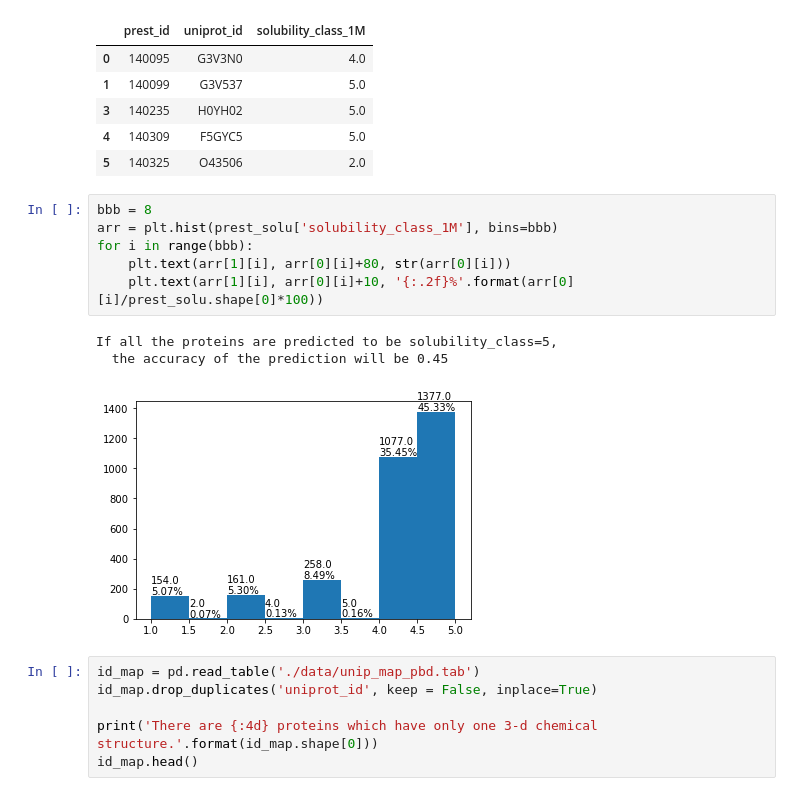
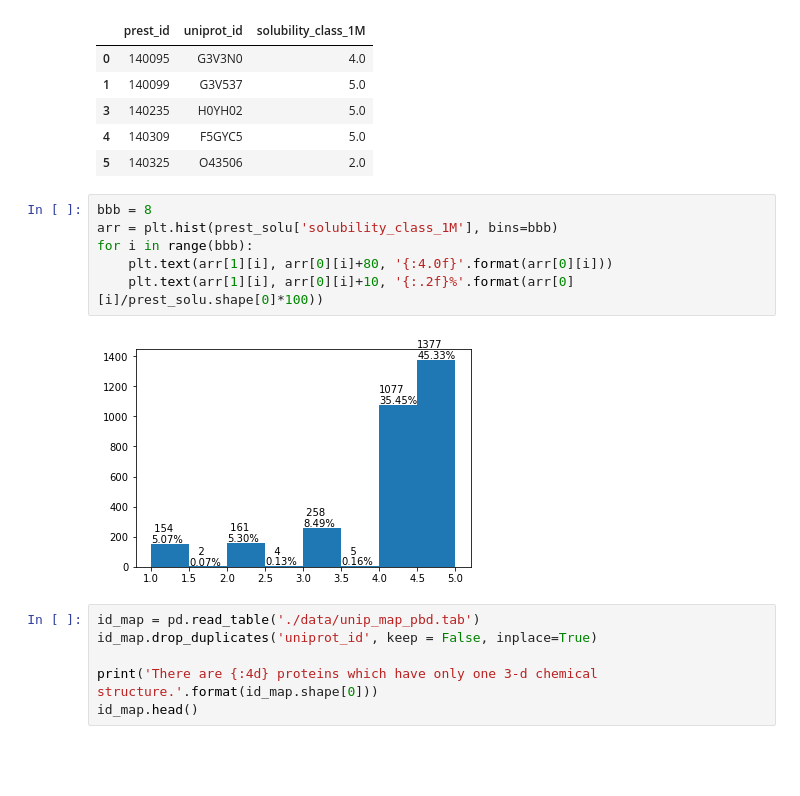
Before and after one commit to NYXFLOWER/UPSR, a Jupyter notebook: Data Pre-analysis.ipynb, the cells around one changed output. Cells and saved outputs as stored; diff of their text form; blank space fills up the shorter version.

```diff
--- a/Data Pre-analysis.ipynb
+++ b/Data Pre-analysis.ipynb
@@ -124,13 +124,11 @@ There are   3038 unique proteins which present only once.
 # %%
 bbb = 8
 arr = plt.hist(prest_solu['solubility_class_1M'], bins=bbb)
 for i in range(bbb):
-    plt.text(arr[1][i], arr[0][i]+80, str(arr[0][i]))
+    plt.text(arr[1][i], arr[0][i]+80, '{:4.0f}'.format(arr[0][i]))
     plt.text(arr[1][i], arr[0][i]+10, '{:.2f}%'.format(arr[0][i]/prest_solu.shape[0]*100))
 # %% [output]
-If all the proteins are predicted to be solubility_class=5,
-  the accuracy of the prediction will be 0.45
-[figure, old version]
+[figure, new version]
 # %%
 id_map = pd.read_table('./data/unip_map_pbd.tab')
 id_map.drop_duplicates('uniprot_id', keep = False, inplace=True)
```
Also changed, not shown: parts of 3 cells of this notebook, 7 other files.
